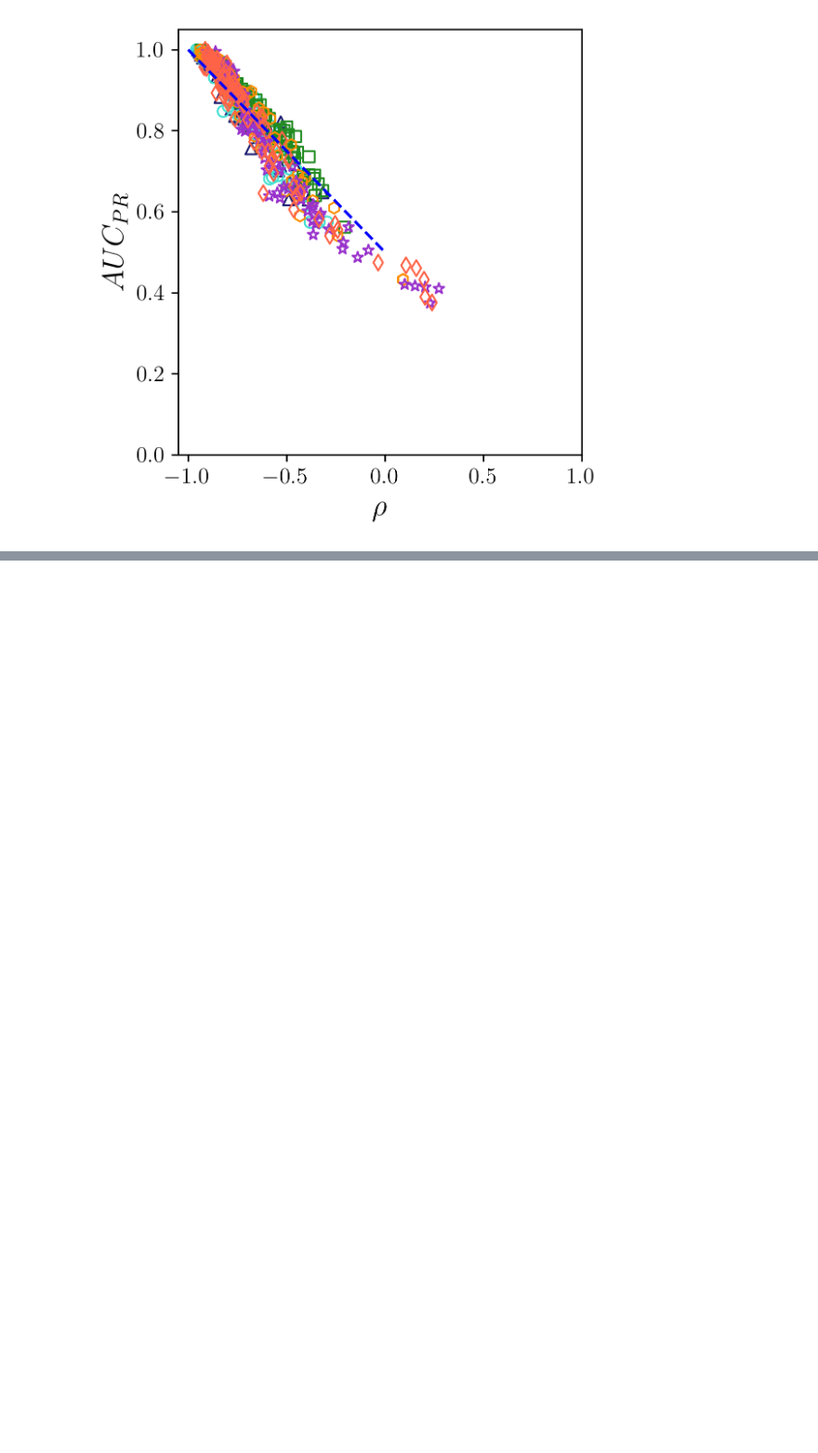
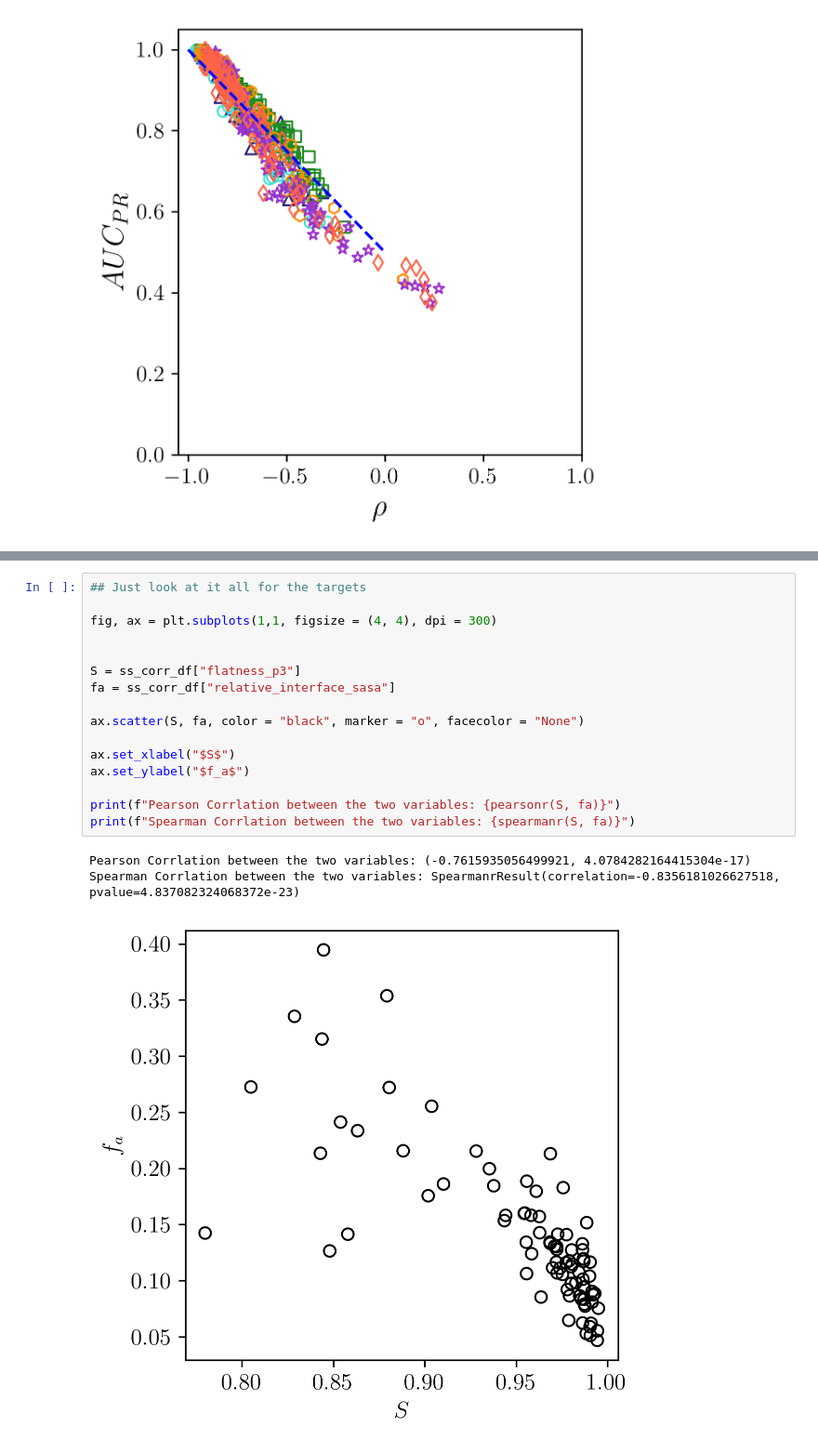
Before and after one commit to jakesumneryale/Protein_interface_assessment, a Jupyter notebook: jupyter_notebook_analysis_scripts/rebuttal_code_and_figures.ipynb, the cells around one changed output, grey strips where cells are left out. Shown at 93% size. Drawn from its saved outputs; the diff is of its cells as text; blank space fills up the shorter version.

```diff
--- a/jupyter_notebook_analysis_scripts/rebuttal_code_and_figures.ipynb
+++ b/jupyter_notebook_analysis_scripts/rebuttal_code_and_figures.ipynb
@@ -757,0 +860,20 @@ fig.tight_layout()
+# %%
+## Just look at it all for the targets
+
+fig, ax = plt.subplots(1,1, figsize = (4, 4), dpi = 300)
+
+
+S = ss_corr_df["flatness_p3"]
+fa = ss_corr_df["relative_interface_sasa"]
+
+ax.scatter(S, fa, color = "black", marker = "o", facecolor = "None")
+
+ax.set_xlabel("$S$")
+ax.set_ylabel("$f_a$")
+
+print(f"Pearson Corrlation between the two variables: {pearsonr(S, fa)}")
+print(f"Spearman Corrlation between the two variables: {spearmanr(S, fa)}")
+# %% [output]
+Pearson Corrlation between the two variables: (-0.7615935056499921, 4.0784282164415304e-17)
+Spearman Corrlation between the two variables: SpearmanrResult(correlation=-0.8356181026627518, pvalue=4.837082324068372e-23)
+[figure, added]
```
Also changed, not shown: parts of 7 cells of this notebook, 1 other file.
